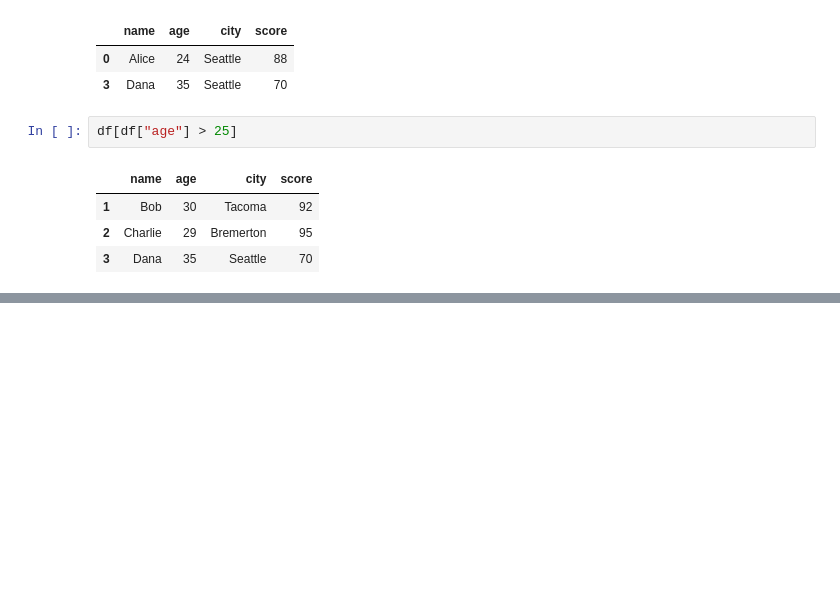
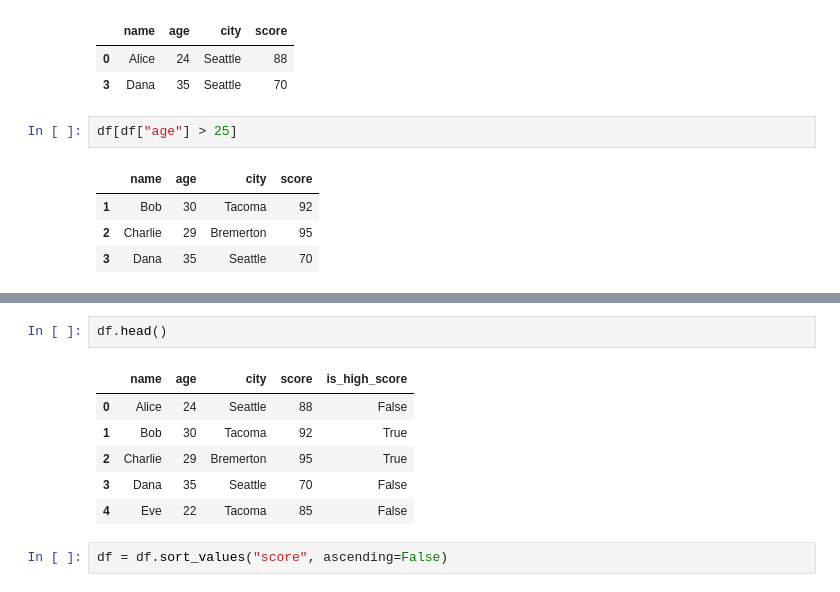
Before and after one commit to HalfTau/BellevueMasters, a Jupyter notebook: jupyter sketches/sketch.ipynb, the cells around one changed output, grey strips where cells are left out. Drawn from its saved outputs; the diff is of its cells as text; blank space fills up the shorter version.

```diff
--- a/jupyter sketches/sketch.ipynb
+++ b/jupyter sketches/sketch.ipynb
@@ -109,0 +130,11 @@ df[df["age"] > 25]
+# %%
+df.head()
+# %% [output]
+|  | name | age | city | score | is_high_score |
+| 0 | Alice | 24 | Seattle | 88 | False |
+| 1 | Bob | 30 | Tacoma | 92 | True |
+| 2 | Charlie | 29 | Bremerton | 95 | True |
+| 3 | Dana | 35 | Seattle | 70 | False |
+| 4 | Eve | 22 | Tacoma | 85 | False |
+# %%
+df = df.sort_values("score", ascending=False)
```
Also changed, not shown: parts of 18 cells of this notebook, 4 other files.
